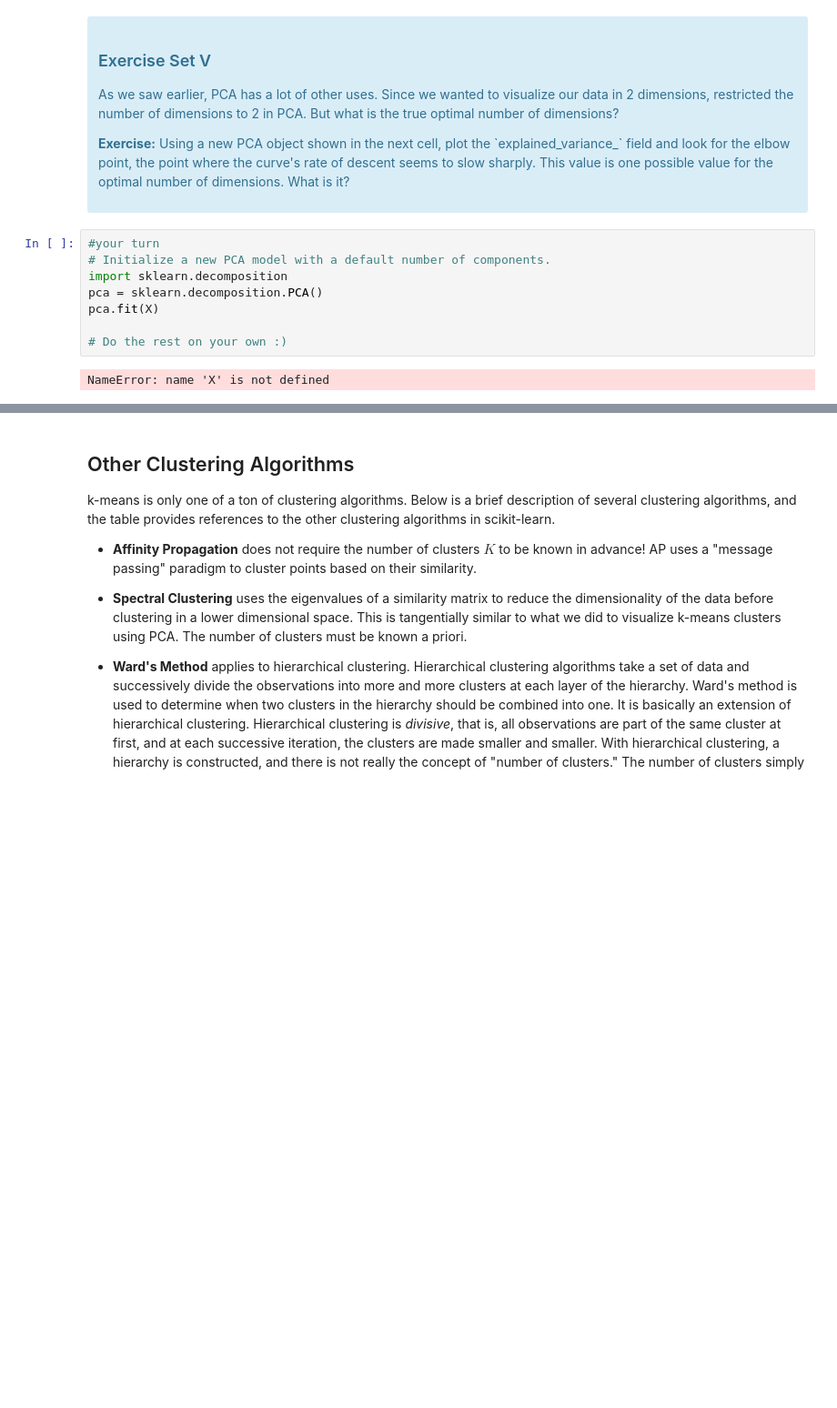
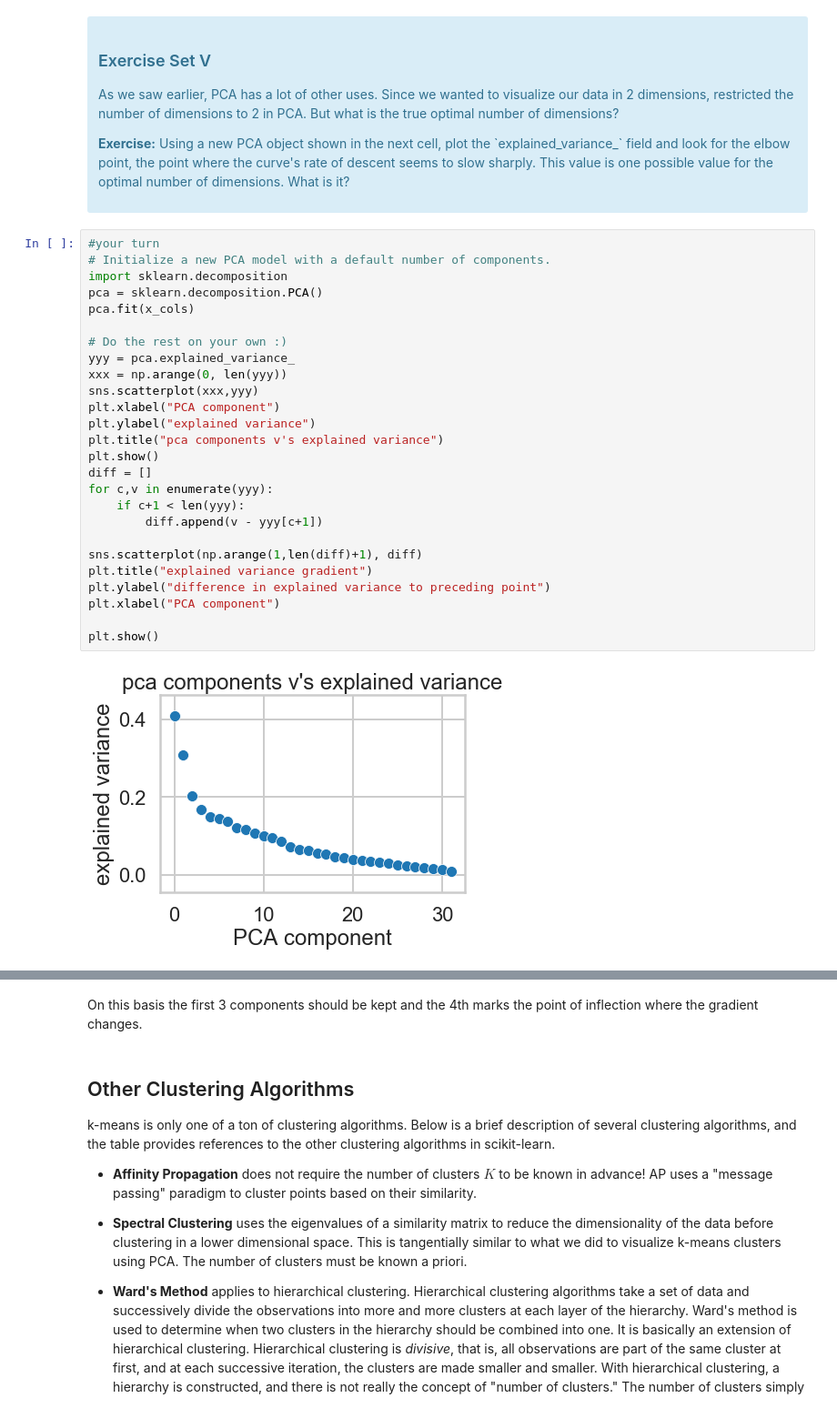
Before and after one commit to tnankie/Clustering_springboard, a Jupyter notebook: Mini_Project_Clustering.ipynb, the cells around one changed output, grey strips where cells are left out. Shown at 91% size. Cells and saved outputs as stored; diff of their text form; blank space fills up the shorter version.

```diff
--- a/Mini_Project_Clustering.ipynb
+++ b/Mini_Project_Clustering.ipynb
@@ -332,13 +332,31 @@ What we've done is we've taken those columns of 0/1 indicator variables, and we'
 
 <p><b>Exercise:</b> Using a new PCA object shown in the next cell, plot the `explained_variance_` field and look for the elbow point, the point where the curve's rate of descent seems to slow sharply. This value is one possible value for the optimal number of dimensions. What is it?</p>
 </div>
-# %%
-#your turn
-# Initialize a new PCA model with a default number of components.
-import sklearn.decomposition
-pca = sklearn.decomposition.PCA()
-pca.fit(X)
-
-# Do the rest on your own :)
-# %% [output]
-NameError: name 'X' is not defined
+# %%
+#your turn
+# Initialize a new PCA model with a default number of components.
+import sklearn.decomposition
+pca = sklearn.decomposition.PCA()
+pca.fit(x_cols)
+
+# Do the rest on your own :)
+yyy = pca.explained_variance_
+xxx = np.arange(0, len(yyy))
+sns.scatterplot(xxx,yyy)
+plt.xlabel("PCA component")
+plt.ylabel("explained variance")
+plt.title("pca components v's explained variance")
+plt.show()
+diff = []
+for c,v in enumerate(yyy):
+    if c+1 < len(yyy):
+        diff.append(v - yyy[c+1])
+
+sns.scatterplot(np.arange(1,len(diff)+1), diff)
+plt.title("explained variance gradient")
+plt.ylabel("difference in explained variance to preceding point")
+plt.xlabel("PCA component")
+
+plt.show()
+# %% [output]
+[figure, added]
@@ -345,3 +364,5 @@ NameError: name 'X' is not defined
+# %% [markdown]
+On this basis the first 3 components should be kept and the 4th marks the point of inflection where the gradient changes.
 # %% [markdown]
 ## Other Clustering Algorithms
 
```
Also changed, not shown: parts of 3 cells of this notebook.
